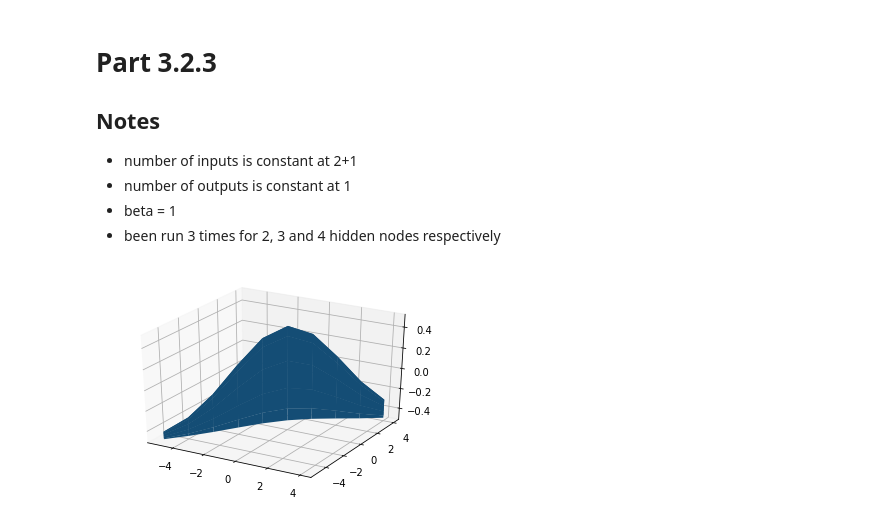
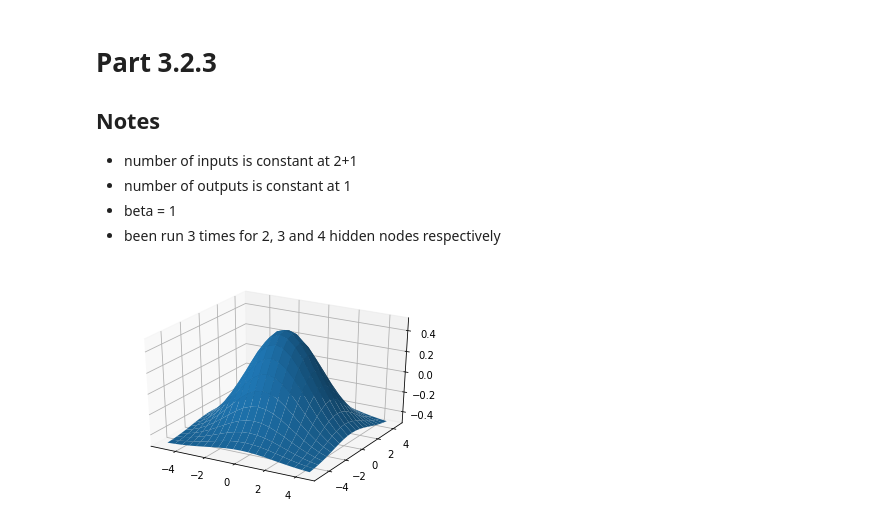
Before and after one commit to NiravSurajlal/KTH-Work, a Jupyter notebook: DD2437HT201 (ANN)/part3_2_3.ipynb, the cells around one changed output. Cells and saved outputs as stored; diff of their text form; code cells hidden in the pictures.

```diff
--- a/DD2437HT201 (ANN)/part3_2_3.ipynb
+++ b/DD2437HT201 (ANN)/part3_2_3.ipynb
@@ -8,26 +8,36 @@
 # %%
 import numpy as np
 import matplotlib.pyplot as plt
 from mpl_toolkits.mplot3d import Axes3D
 
-x = np.reshape(np.arange(-5, 5, 1, dtype=float), (-1,1))
-y = np.reshape(np.arange(-5, 5, 1, dtype=float), (-1,1))
+x = np.reshape(np.arange(-5, 5, 0.5, dtype=float), (-1,1))
+y = np.reshape(np.arange(-5, 5, 0.5, dtype=float), (-1,1))
 z = []
 
 z = np.exp(-x*x*0.1) * np.exp(-y*y*0.1).T - 0.5
 
-fig = plt.figure()
-ax = fig.add_subplot(111, projection='3d')
-ax.plot_surface(x,y,z)
-plt.show()
+x2 = x[:,0::2]
+y2 = y[:,0::2]
+z2 = z[:,0::2]
+
+# fig = plt.figure()
+# ax = fig.add_subplot(111, projection='3d')
+# ax.plot_surface(x,y,z)
+# # ax.scatter(x,y,z)
+# plt.show()
 
 # setup targes and inputs. Each input col has r[0] = x, r[1] = y
 # these corres. to targets
 targets = np.reshape(z, (1,len(x)**2))
 [xx, yy] = np.meshgrid(x,y)
 patterns = np.append( np.reshape(xx, (1,len(x)**2)), np.reshape(yy, (1,len(x)**2)), axis=0 )
+fig = plt.figure()
+ax = fig.add_subplot(111, projection='3d')
+ax.plot_surface(xx,yy,z)
+# ax.scatter(x,y,z)
+plt.show()
 # %% [output]
-[figure, old version]
+[figure, new version]
 # %%
 class MLP:
     num_input = 2 + 1
```
Also changed, not shown: parts of 8 cells of this notebook, 4 other files.
